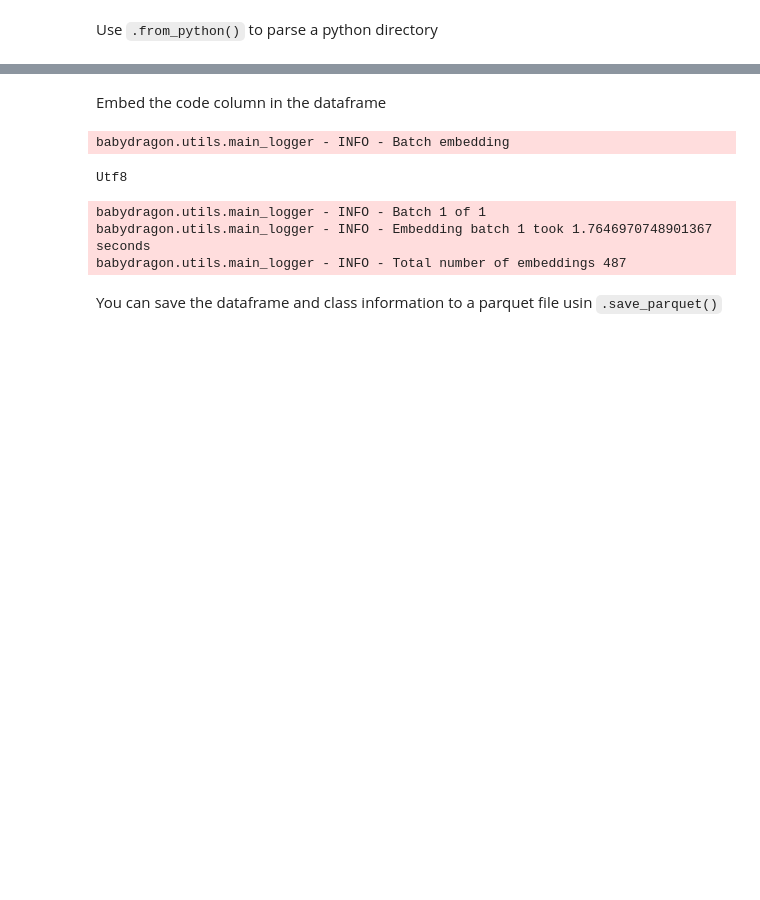
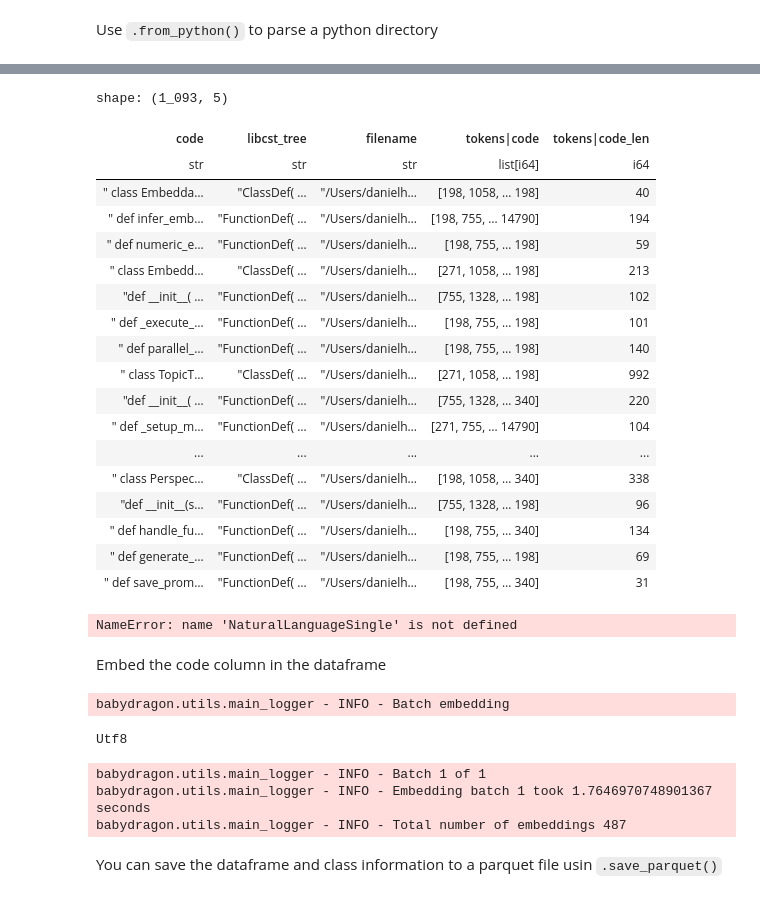
Before and after one commit to Neural-Dragon-AI/BabyDragon, a Jupyter notebook: notebooks/code_frame.ipynb, the cells around one changed output, grey strips where cells are left out. Cells and saved outputs as stored; diff of their text form; code cells hidden in the pictures; blank space fills up the shorter version.

```diff
--- a/notebooks/code_frame.ipynb
+++ b/notebooks/code_frame.ipynb
@@ -15,3 +65,31 @@ babydragon.utils.main_logger - INFO - Found 487 values in the directory /Users/d
+# %%
+mfp = mfp.tokenize_column("code")
+# %%
+mfp.df
+# %% [output]
+shape: (1_093, 5)
+| code | libcst_tree | filename | tokens|code | tokens|code_len |
+| str | str | str | list[i64] | i64 |
+| " class Embedda… | "ClassDef( … | "/Users/danielh… | [198, 1058, … 198] | 40 |
+| " def infer_emb… | "FunctionDef( … | "/Users/danielh… | [198, 755, … 14790] | 194 |
+| " def numeric_e… | "FunctionDef( … | "/Users/danielh… | [198, 755, … 198] | 59 |
+| " class Embedd… | "ClassDef( … | "/Users/danielh… | [271, 1058, … 198] | 213 |
+| "def __init__( … | "FunctionDef( … | "/Users/danielh… | [755, 1328, … 198] | 102 |
+| " def _execute_… | "FunctionDef( … | "/Users/danielh… | [198, 755, … 198] | 101 |
+| " def parallel_… | "FunctionDef( … | "/Users/danielh… | [198, 755, … 198] | 140 |
+| " class TopicT… | "ClassDef( … | "/Users/danielh… | [271, 1058, … 198] | 992 |
+| "def __init__( … | "FunctionDef( … | "/Users/danielh… | [755, 1328, … 340] | 220 |
+| " def _setup_m… | "FunctionDef( … | "/Users/danielh… | [271, 755, … 14790] | 104 |
+| ... | ... | ... | ... | ... |
+| " class Perspec… | "ClassDef( … | "/Users/danielh… | [198, 1058, … 340] | 338 |
+| "def __init__(s… | "FunctionDef( … | "/Users/danielh… | [755, 1328, … 198] | 96 |
+| " def handle_fu… | "FunctionDef( … | "/Users/danielh… | [198, 755, … 340] | 134 |
+| " def generate_… | "FunctionDef( … | "/Users/danielh… | [198, 755, … 198] | 69 |
+| " def save_prom… | "FunctionDef( … | "/Users/danielh… | [198, 755, … 340] | 31 |
+# %%
+mfp.apply_validator_to_column("code", NaturalLanguageSingle)
+# %% [output]
+NameError: name 'NaturalLanguageSingle' is not defined
 # %% [markdown]
 Embed the code column in the dataframe
 # %%
```
Also changed, not shown: parts of 3 cells of this notebook, 2 other files.
